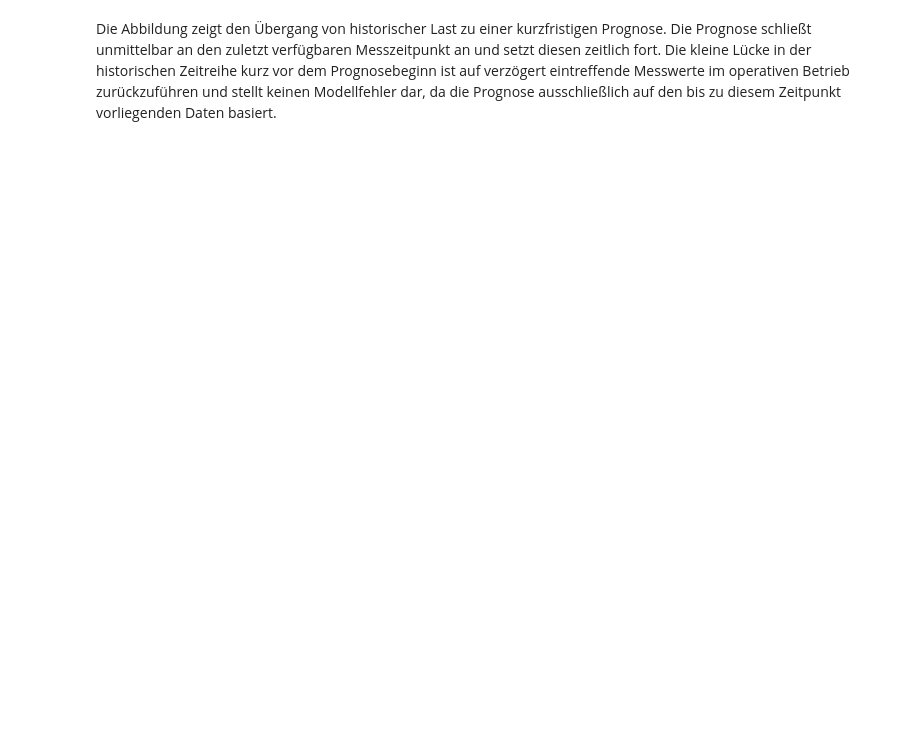
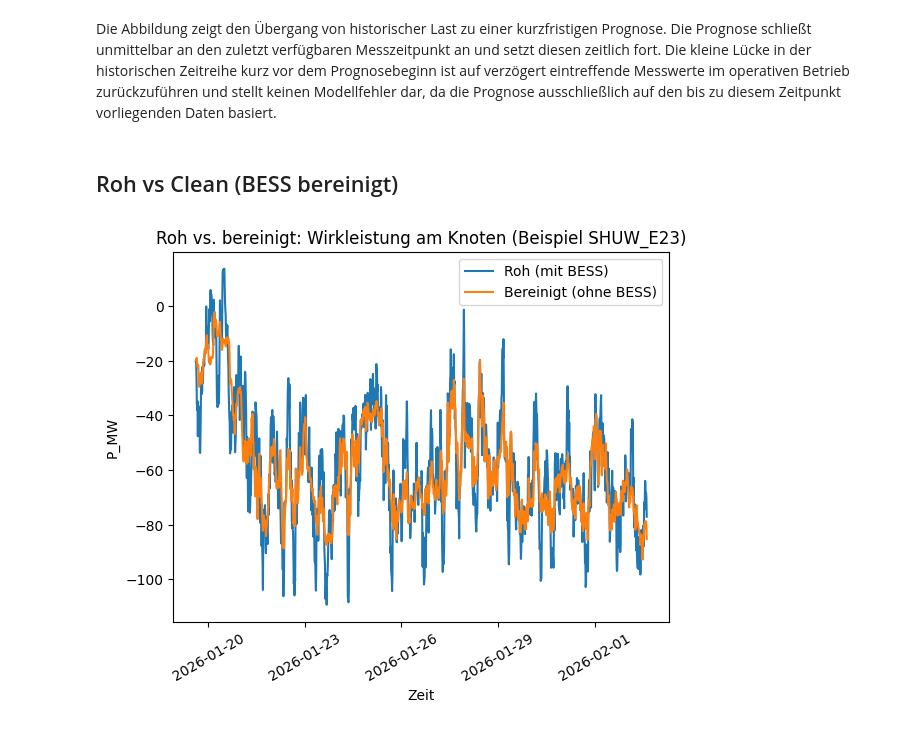
Before and after one commit to Krawinator/masterthesis, a Jupyter notebook: eda.ipynb, the cells around one changed output. Saved outputs shown, nothing was run; the diff lists cells and outputs as text; code cells hidden in the pictures; blank space fills up the shorter version.

```diff
--- a/eda.ipynb
+++ b/eda.ipynb
@@ -262,2 +257,43 @@ plt.show()
 # %% [markdown]
 Die Abbildung zeigt den Übergang von historischer Last zu einer kurzfristigen Prognose. Die Prognose schließt unmittelbar an den zuletzt verfügbaren Messzeitpunkt an und setzt diesen zeitlich fort. Die kleine Lücke in der historischen Zeitreihe kurz vor dem Prognosebeginn ist auf verzögert eintreffende Messwerte im operativen Betrieb zurückzuführen und stellt keinen Modellfehler dar, da die Prognose ausschließlich auf den bis zu diesem Zeitpunkt vorliegenden Daten basiert.
+# %% [markdown]
+## Roh vs Clean (BESS bereinigt)
+# %%
+# --- Konfiguration ---
+RAW_PATH = Path("src/data/raw/timeseries/SHUW_E23_hist.csv")
+CLEAN_PATH = Path("src/data/clean/timeseries_no_bess/SHUW_E23_hist_clean.csv")
+
+PLOT_LAST_DAYS = 14
+
+raw = pd.read_csv(RAW_PATH, parse_dates=["timestamp"])
+clean = pd.read_csv(CLEAN_PATH, parse_dates=["timestamp"])
+
+raw = raw.sort_values("timestamp").set_index("timestamp")
+clean = clean.sort_values("timestamp").set_index("timestamp")
+
+# --- Align (gemeinsamer Zeitindex) ---
+df = pd.DataFrame({
+    "P_MW_raw": raw["P_MW"],
+    "P_MW_clean": clean["P_MW"],
+}).dropna()
+
+df["P_MW_removed_est"] = df["P_MW_raw"] - df["P_MW_clean"]
+
+# --- optionales Zeitfenster ---
+if PLOT_LAST_DAYS is not None and len(df) > 0:
+    df_plot = df.loc[df.index.max() - pd.Timedelta(days=PLOT_LAST_DAYS):]
+else:
+    df_plot = df
+
+plt.figure()
+plt.plot(df_plot.index, df_plot["P_MW_raw"], label="Roh (mit BESS)")
+plt.plot(df_plot.index, df_plot["P_MW_clean"], label="Bereinigt (ohne BESS)")
+plt.title("Roh vs. bereinigt: Wirkleistung am Knoten (Beispiel SHUW_E23)")
+plt.xlabel("Zeit")
+plt.xticks(rotation=30)
+plt.gca().xaxis.set_major_locator(plt.MaxNLocator(6))
+plt.ylabel("P_MW")
+plt.legend()
+plt.show()
+# %% [output]
+[figure, added]
```
Also changed, not shown: parts of 17 cells of this notebook, 8 other files.
